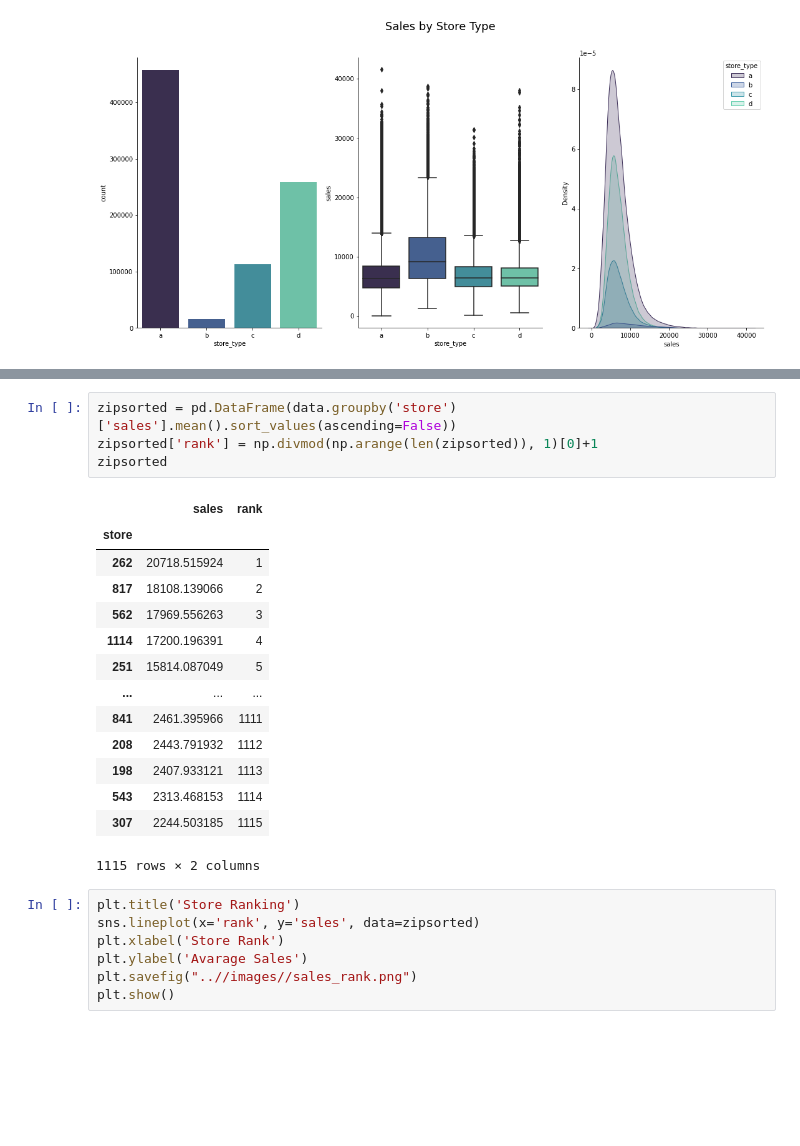
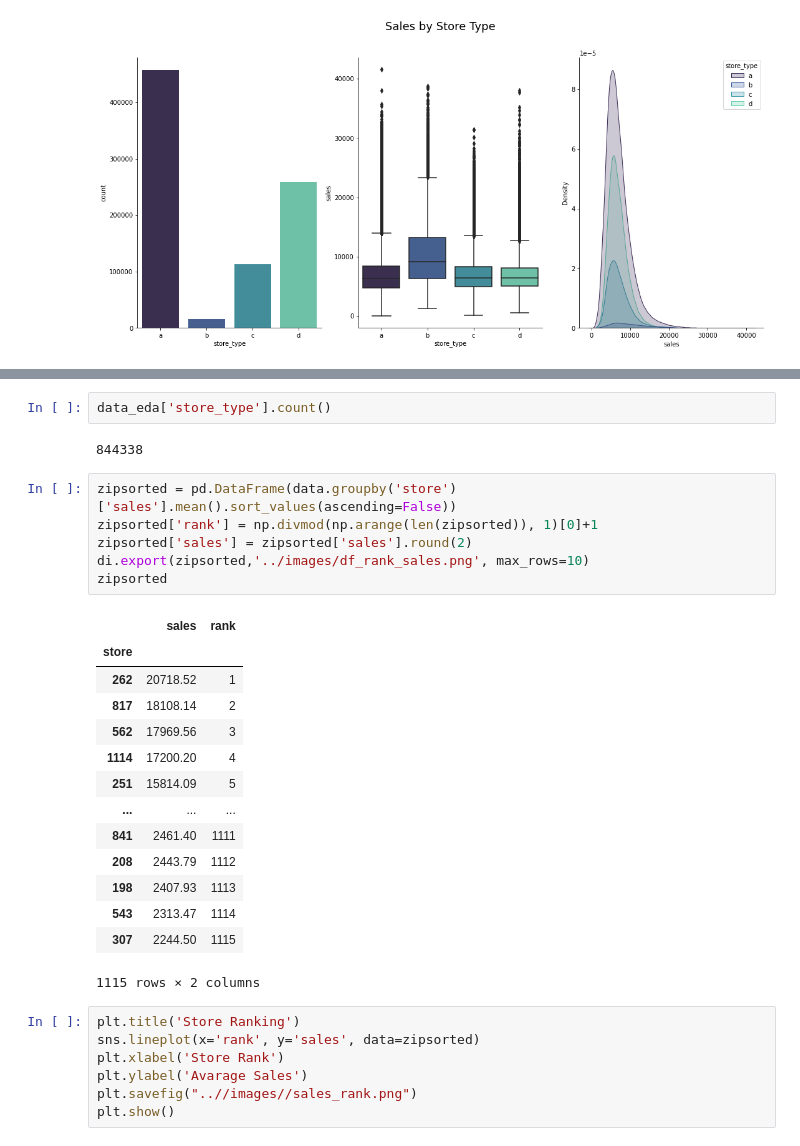
Before and after one commit to alyssonvidal/Rossmann-Sales-Forecast, a Jupyter notebook: notebooks/rossmann_02_eda.ipynb, the cells around one changed output, grey strips where cells are left out. Drawn from its saved outputs; the diff is of its cells as text; blank space fills up the shorter version.

Commit message:
images and reports

```diff
--- a/notebooks/rossmann_02_eda.ipynb
+++ b/notebooks/rossmann_02_eda.ipynb
@@ -202,21 +256,27 @@ plt.savefig("..//images//sales_assortment.png")
+# %%
+data_eda['store_type'].count()
+# %% [output]
+844338
 # %%
 zipsorted = pd.DataFrame(data.groupby('store')['sales'].mean().sort_values(ascending=False))
 zipsorted['rank'] = np.divmod(np.arange(len(zipsorted)), 1)[0]+1
+zipsorted['sales'] = zipsorted['sales'].round(2)
+di.export(zipsorted,'../images/df_rank_sales.png', max_rows=10)
 zipsorted
 # %% [output]
 |  | sales | rank |
 | store |  |  |
-| 262 | 20718.515924 | 1 |
-| 817 | 18108.139066 | 2 |
-| 562 | 17969.556263 | 3 |
-| 1114 | 17200.196391 | 4 |
-| 251 | 15814.087049 | 5 |
+| 262 | 20718.52 | 1 |
+| 817 | 18108.14 | 2 |
+| 562 | 17969.56 | 3 |
+| 1114 | 17200.20 | 4 |
+| 251 | 15814.09 | 5 |
 | ... | ... | ... |
-| 841 | 2461.395966 | 1111 |
-| 208 | 2443.791932 | 1112 |
-| 198 | 2407.933121 | 1113 |
-| 543 | 2313.468153 | 1114 |
-| 307 | 2244.503185 | 1115 |
+| 841 | 2461.40 | 1111 |
+| 208 | 2443.79 | 1112 |
+| 198 | 2407.93 | 1113 |
+| 543 | 2313.47 | 1114 |
+| 307 | 2244.50 | 1115 |
 1115 rows × 2 columns
 # %%
 plt.title('Store Ranking')
```
Also changed, not shown: parts of 11 cells of this notebook, 9 other files.
